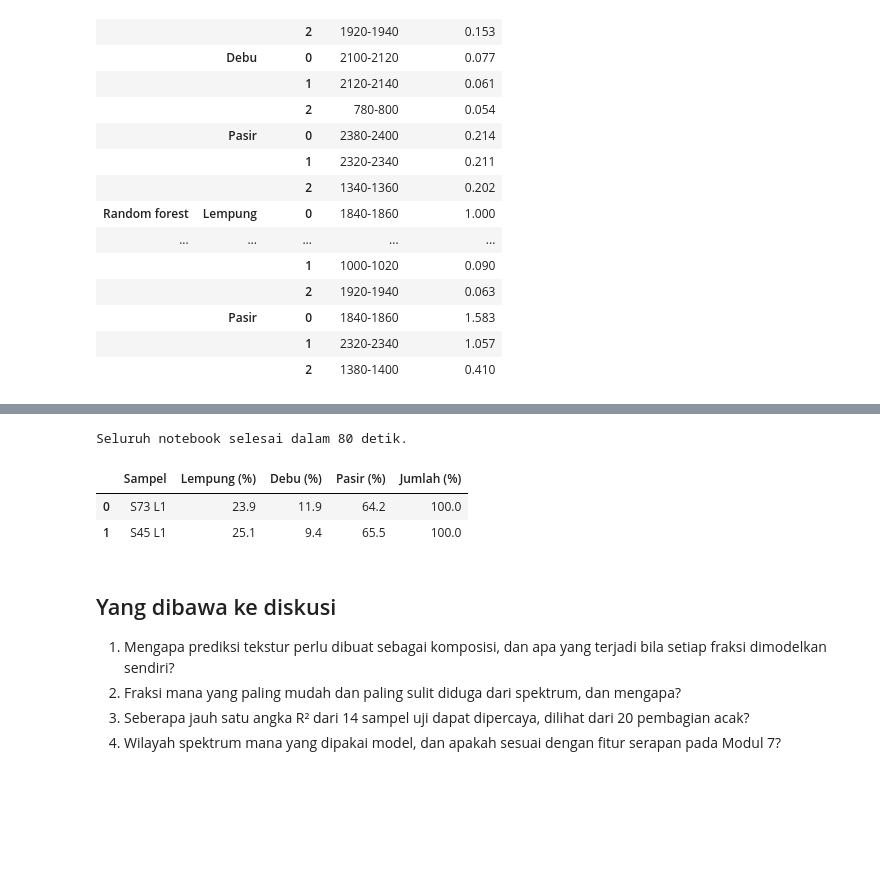
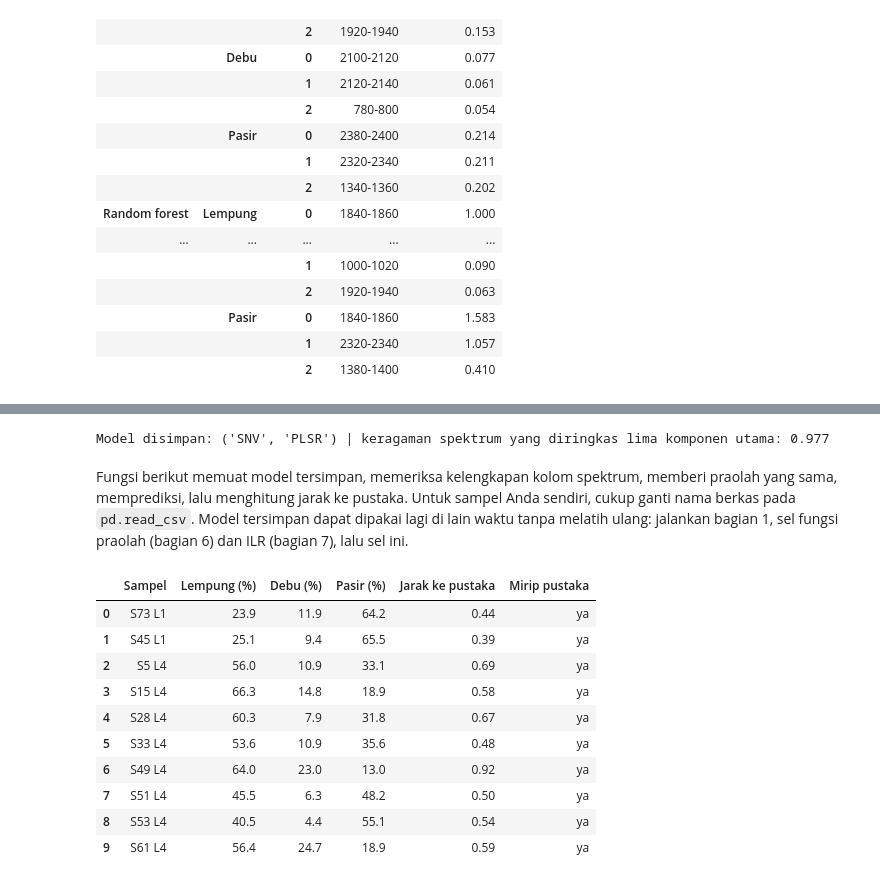
Before and after one commit to jhnhp/SMART, a Jupyter notebook: Output/Pelatihan/data/praktik-3/Praktik_3_Spektrum_ke_Sifat_Tanah.ipynb, the cells around one changed output, grey strips where cells are left out. Cells and saved outputs as stored; diff of their text form; code cells hidden in the pictures; blank space fills up the shorter version.

```diff
--- a/Output/Pelatihan/data/praktik-3/Praktik_3_Spektrum_ke_Sifat_Tanah.ipynb
+++ b/Output/Pelatihan/data/praktik-3/Praktik_3_Spektrum_ke_Sifat_Tanah.ipynb
@@ -471,23 +479,47 @@ Inilah yang terjadi setelah demonstrasi alat: spektrum baru diberi praolah **yan
 # %%
-R_baru = tanpa_lab[kolom_spektrum].values[:, pilih]
 acuan_semua = R.mean(axis=0)
-model_akhir = (PLSRegression(K_PLSR) if TERPILIH[1] == 'PLSR' else hutan()).fit(praolah(TERPILIH[0], R, acuan_semua), Z)
-P_baru = dari_ilr(model_akhir.predict(praolah(TERPILIH[0], R_baru, acuan_semua)))
-prediksi_baru = pd.DataFrame(P_baru, columns=['Lempung (%)', 'Debu (%)', 'Pasir (%)']).round(1)
-prediksi_baru.insert(0, 'Sampel', tanpa_lab['sampel'])
-prediksi_baru['Jumlah (%)'] = prediksi_baru.iloc[:, 1:].sum(axis=1).round(1)
-prediksi_baru.to_csv('hasil/prediksi_sampel_tanpa_lab.csv', index=False)
-print(f'Seluruh notebook selesai dalam {time.time() - MULAI:.0f} detik.')
-prediksi_baru
+A_semua = praolah(TERPILIH[0], R, acuan_semua)
+model_akhir = (PLSRegression(K_PLSR) if TERPILIH[1] == 'PLSR' else hutan()).fit(A_semua, Z)
+pca = PCA(n_components=5).fit(A_semua)
+skor = pca.transform(A_semua)
+paket = {'model': model_akhir, 'praolah': TERPILIH[0], 'acuan': acuan_semua, 'panjang_gel': wl, 'pca': pca,
+         'ambang': np.sqrt(((skor / np.sqrt(pca.explained_variance_)) ** 2).sum(axis=1)).max()}
+joblib.dump(paket, 'hasil/model_tekstur_lapisan1.joblib')
+print('Model disimpan:', TERPILIH, '| keragaman spektrum yang diringkas lima komponen utama:', round(pca.explained_variance_ratio_.sum(), 3))
 # %% [output]
-Seluruh notebook selesai dalam 80 detik.
+Model disimpan: ('SNV', 'PLSR') | keragaman spektrum yang diringkas lima komponen utama: 0.977
-|  | Sampel | Lempung (%) | Debu (%) | Pasir (%) | Jumlah (%) |
-| 0 | S73 L1 | 23.9 | 11.9 | 64.2 | 100.0 |
-| 1 | S45 L1 | 25.1 | 9.4 | 65.5 | 100.0 |
 # %% [markdown]
-## Yang dibawa ke diskusi
-
-1. Mengapa prediksi tekstur perlu dibuat sebagai komposisi, dan apa yang terjadi bila setiap fraksi dimodelkan sendiri?
-2. Fraksi mana yang paling mudah dan paling sulit diduga dari spektrum, dan mengapa?
-3. Seberapa jauh satu angka R² dari 14 sampel uji dapat dipercaya, dilihat dari 20 pembagian acak?
-4. Wilayah spektrum mana yang dipakai model, dan apakah sesuai dengan fitur serapan pada Modul 7?
+Fungsi berikut memuat model tersimpan, memeriksa kelengkapan kolom spektrum, memberi praolah yang sama, memprediksi, lalu menghitung jarak ke pustaka. Untuk sampel Anda sendiri, cukup ganti nama berkas pada `pd.read_csv`. Model tersimpan dapat dipakai lagi di lain waktu tanpa melatih ulang: jalankan bagian 1, sel fungsi praolah (bagian 6) dan ILR (bagian 7), lalu sel ini.
+# %%
+def prediksi_tekstur(tabel, berkas_model='hasil/model_tekstur_lapisan1.joblib'):
+    """Prediksi lempung, debu, dan pasir untuk spektrum baru dengan model tersimpan."""
+    paket = joblib.load(berkas_model)
+    kolom = [f'w{int(w)}' for w in paket['panjang_gel']]
+    kurang = [k for k in kolom if k not in tabel.columns]
+    if kurang:
+        raise ValueError(f'{len(kurang)} kolom spektrum tidak ada, misalnya {kurang[:3]}')
+    A = praolah(paket['praolah'], tabel[kolom].to_numpy(float), paket['acuan'])
+    hasil = pd.DataFrame(dari_ilr(paket['model'].predict(A)).round(1), columns=['Lempung (%)', 'Debu (%)', 'Pasir (%)'])
+    hasil.insert(0, 'Sampel', tabel['sampel'].values)
+    skor = paket['pca'].transform(A)
+    jarak = np.sqrt(((skor / np.sqrt(paket['pca'].explained_variance_)) ** 2).sum(axis=1)) / paket['ambang']
+    hasil['Jarak ke pustaka'] = jarak.round(2)
+    hasil['Mirip pustaka'] = np.where(jarak <= 1, 'ya', 'tidak')
+    return hasil
+
+sampel_baru = pd.read_csv('spektrum_sampel_baru.csv')        # ganti dengan berkas spektrum Anda
+prediksi_baru = prediksi_tekstur(sampel_baru)
+prediksi_baru.to_csv('hasil/prediksi_sampel_baru.csv', index=False)
+prediksi_baru
+# %% [output]
+|  | Sampel | Lempung (%) | Debu (%) | Pasir (%) | Jarak ke pustaka | Mirip pustaka |
+| 0 | S73 L1 | 23.9 | 11.9 | 64.2 | 0.44 | ya |
+| 1 | S45 L1 | 25.1 | 9.4 | 65.5 | 0.39 | ya |
+| 2 | S5 L4 | 56.0 | 10.9 | 33.1 | 0.69 | ya |
+| 3 | S15 L4 | 66.3 | 14.8 | 18.9 | 0.58 | ya |
+| 4 | S28 L4 | 60.3 | 7.9 | 31.8 | 0.67 | ya |
+| 5 | S33 L4 | 53.6 | 10.9 | 35.6 | 0.48 | ya |
+| 6 | S49 L4 | 64.0 | 23.0 | 13.0 | 0.92 | ya |
+| 7 | S51 L4 | 45.5 | 6.3 | 48.2 | 0.50 | ya |
+| 8 | S53 L4 | 40.5 | 4.4 | 55.1 | 0.54 | ya |
+| 9 | S61 L4 | 56.4 | 24.7 | 18.9 | 0.59 | ya |
```
Also changed, not shown: parts of 15 cells of this notebook, 17 other files.
